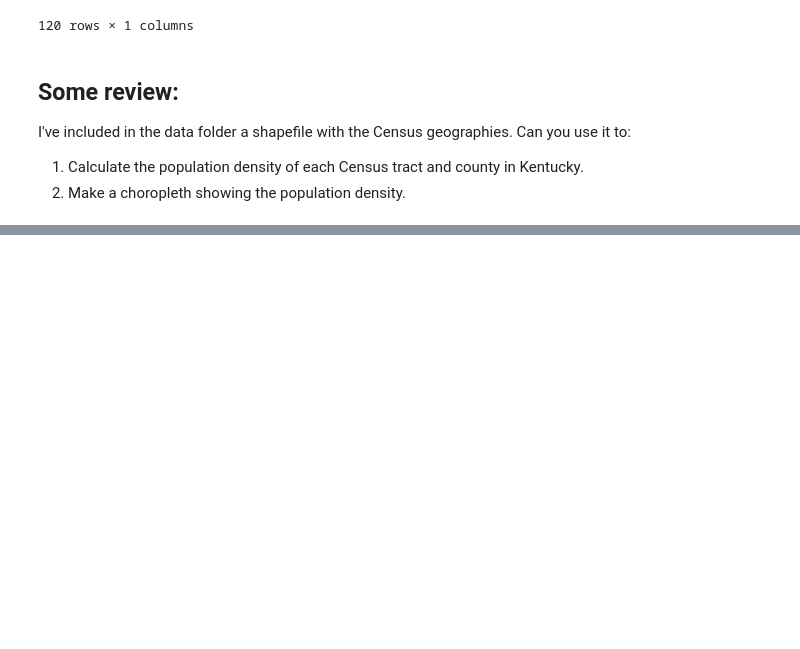
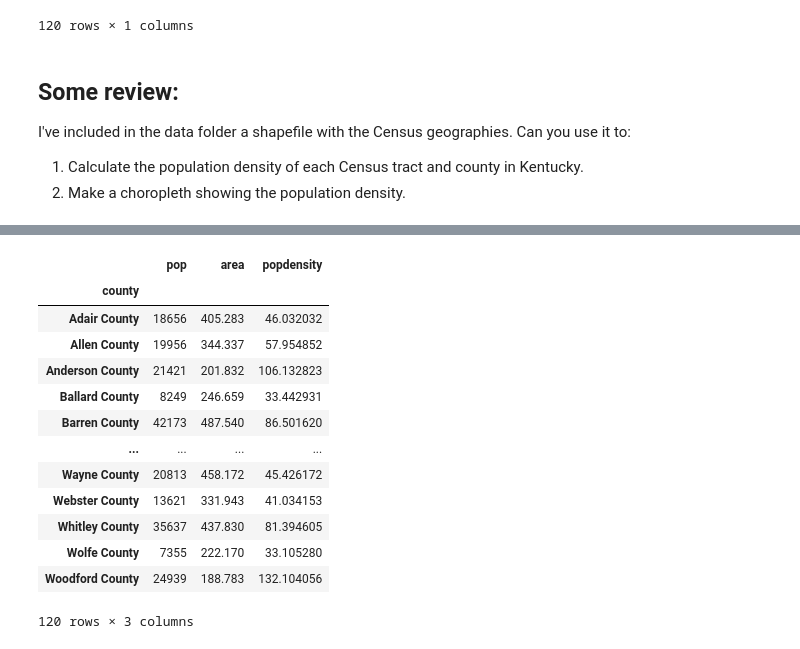
Before and after one commit to ebantwi/ce599, a Jupyter notebook: 11-Grouping/groupby.ipynb, the cells around one changed output, grey strips where cells are left out. Cells and saved outputs as stored; diff of their text form; code cells hidden in the pictures; blank space fills up the shorter version.

```diff
--- a/11-Grouping/groupby.ipynb
+++ b/11-Grouping/groupby.ipynb
@@ -598,0 +630,32 @@ ImportError: dlopen(/Users/eugene/opt/anaconda3/lib/python3.7/site-packages/fion
+# %%
+# each county
+def tractpd(pop,area):
+    return (pop/area)
+
+census['tractdensity'] = census.apply(lambda x: tractpd(x['P1-D001'], x['CENSUSAREA']), axis =1)
+census
+# %%
+population = census['P1-D001'].groupby(census['county']).sum().to_frame('pop')
+area = census['CENSUSAREA'].groupby(census['county']).sum().to_frame('area')
+dfk = pd.merge(population, area, left_on = 'county', right_on = 'county')
+
+def popden(v,t):
+    return ((v/t))
+
+dfk['popdensity'] = dfk.apply(lambda x: popden(x['pop'],x['area']), axis=1)
+dfk
+# %% [output]
+|  | pop | area | popdensity |
+| county |  |  |  |
+| Adair County | 18656 | 405.283 | 46.032032 |
+| Allen County | 19956 | 344.337 | 57.954852 |
+| Anderson County | 21421 | 201.832 | 106.132823 |
+| Ballard County | 8249 | 246.659 | 33.442931 |
+| Barren County | 42173 | 487.540 | 86.501620 |
+| ... | ... | ... | ... |
+| Wayne County | 20813 | 458.172 | 45.426172 |
+| Webster County | 13621 | 331.943 | 41.034153 |
+| Whitley County | 35637 | 437.830 | 81.394605 |
+| Wolfe County | 7355 | 222.170 | 33.105280 |
+| Woodford County | 24939 | 188.783 | 132.104056 |
+120 rows × 3 columns
```
Also changed, not shown: parts of 3 cells of this notebook.
